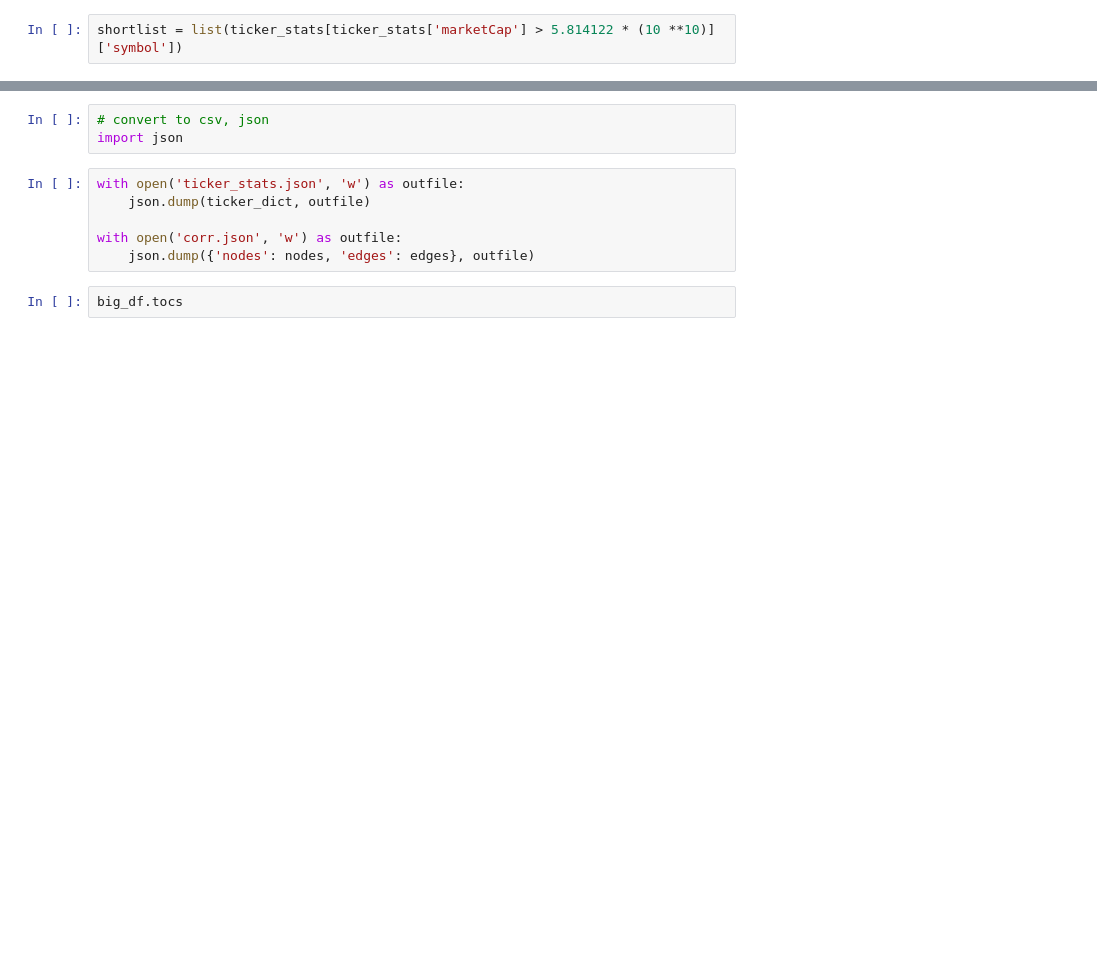
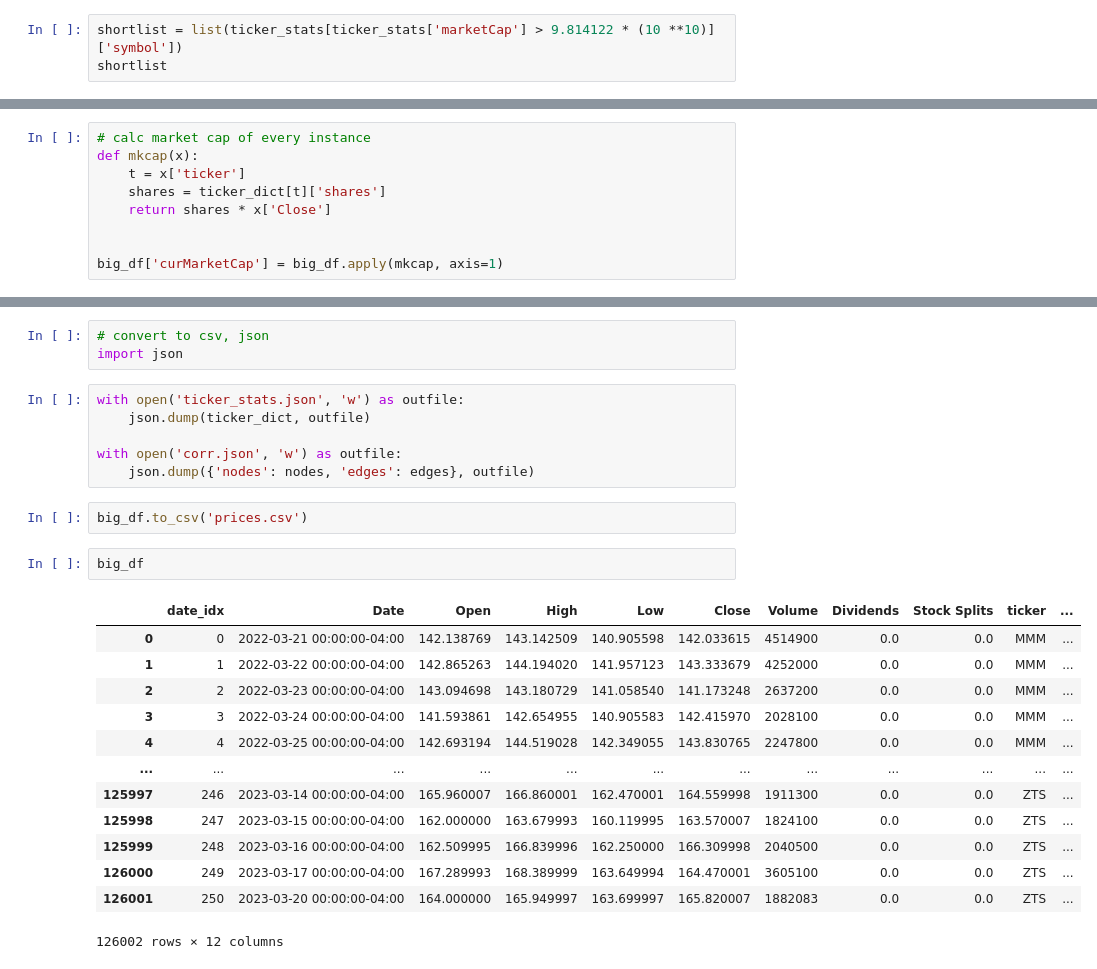
Before and after one commit to thevaderdude/dsc106-final, a Jupyter notebook: data_manip.ipynb, the cells around one changed output, grey strips where cells are left out. Drawn from its saved outputs; the diff is of its cells as text; blank space fills up the shorter version.

```diff
--- a/data_manip.ipynb
+++ b/data_manip.ipynb
@@ -279,2 +276,3 @@ corr_df[corr_df['r'] > 0.89]['stock1'].nunique()
 # %%
-shortlist = list(ticker_stats[ticker_stats['marketCap'] > 5.814122 * (10 **10)]['symbol'])
+shortlist = list(ticker_stats[ticker_stats['marketCap'] > 9.814122 * (10 **10)]['symbol'])
+shortlist
@@ -350,3 +366,12 @@ ticker_dict
   'marketCap': 77698447978.47656,
   'shares': 468571008,
   'logo': 'https://g.foolcdn.com/art/companylogos/mark/ZTS.png'}}
+# %%
+# calc market cap of every instance
+def mkcap(x):
+    t = x['ticker']
+    shares = ticker_dict[t]['shares']
+    return shares * x['Close']
+
+
+big_df['curMarketCap'] = big_df.apply(mkcap, axis=1)
@@ -359,5 +386,21 @@ with open('ticker_stats.json', 'w') as outfile:
 
 with open('corr.json', 'w') as outfile:
     json.dump({'nodes': nodes, 'edges': edges}, outfile)
+# %%
+big_df.to_csv('prices.csv')
 # %%
-big_df.tocs
+big_df
+# %% [output]
+|  | date_idx | Date | Open | High | Low | Close | Volume | Dividends | Stock Splits | ticker | ... |
+| 0 | 0 | 2022-03-21 00:00:00-04:00 | 142.138769 | 143.142509 | 140.905598 | 142.033615 | 4514900 | 0.0 | 0.0 | MMM | ... |
+| 1 | 1 | 2022-03-22 00:00:00-04:00 | 142.865263 | 144.194020 | 141.957123 | 143.333679 | 4252000 | 0.0 | 0.0 | MMM | ... |
+| 2 | 2 | 2022-03-23 00:00:00-04:00 | 143.094698 | 143.180729 | 141.058540 | 141.173248 | 2637200 | 0.0 | 0.0 | MMM | ... |
+| 3 | 3 | 2022-03-24 00:00:00-04:00 | 141.593861 | 142.654955 | 140.905583 | 142.415970 | 2028100 | 0.0 | 0.0 | MMM | ... |
+| 4 | 4 | 2022-03-25 00:00:00-04:00 | 142.693194 | 144.519028 | 142.349055 | 143.830765 | 2247800 | 0.0 | 0.0 | MMM | ... |
+| ... | ... | ... | ... | ... | ... | ... | ... | ... | ... | ... | ... |
+| 125997 | 246 | 2023-03-14 00:00:00-04:00 | 165.960007 | 166.860001 | 162.470001 | 164.559998 | 1911300 | 0.0 | 0.0 | ZTS | ... |
+| 125998 | 247 | 2023-03-15 00:00:00-04:00 | 162.000000 | 163.679993 | 160.119995 | 163.570007 | 1824100 | 0.0 | 0.0 | ZTS | ... |
+| 125999 | 248 | 2023-03-16 00:00:00-04:00 | 162.509995 | 166.839996 | 162.250000 | 166.309998 | 2040500 | 0.0 | 0.0 | ZTS | ... |
+| 126000 | 249 | 2023-03-17 00:00:00-04:00 | 167.289993 | 168.389999 | 163.649994 | 164.470001 | 3605100 | 0.0 | 0.0 | ZTS | ... |
+| 126001 | 250 | 2023-03-20 00:00:00-04:00 | 164.000000 | 165.949997 | 163.699997 | 165.820007 | 1882083 | 0.0 | 0.0 | ZTS | ... |
+126002 rows × 12 columns
```
Also changed, not shown: parts of 8 cells of this notebook, 6 other files.
